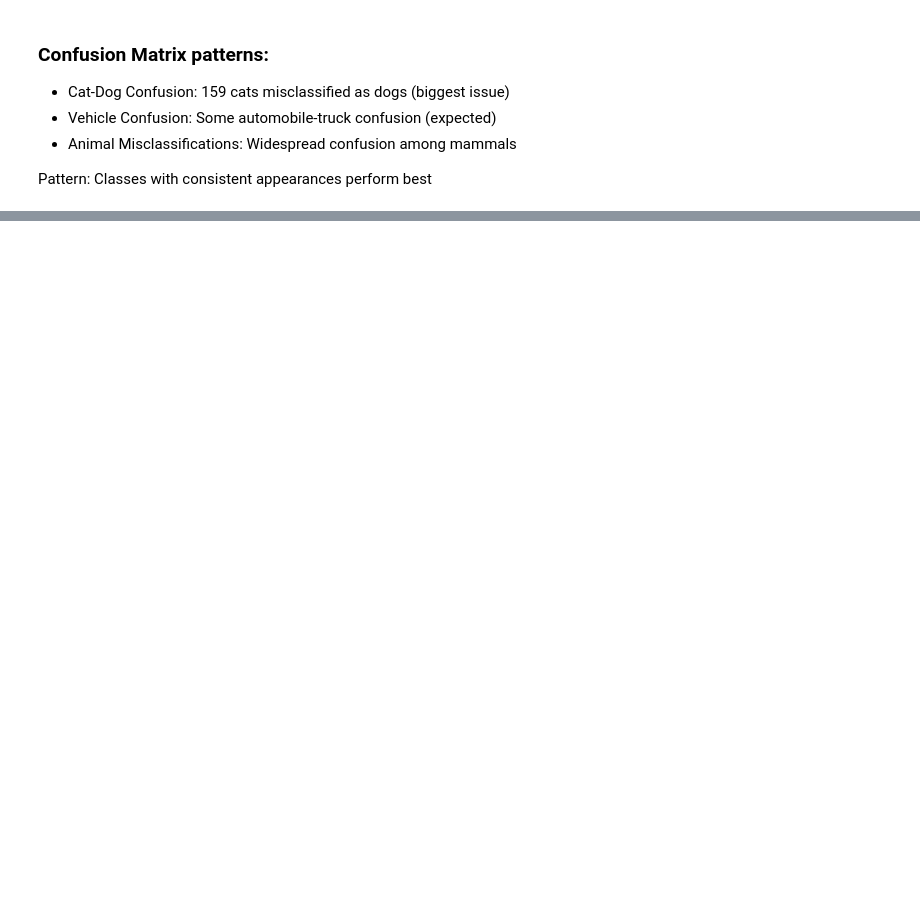
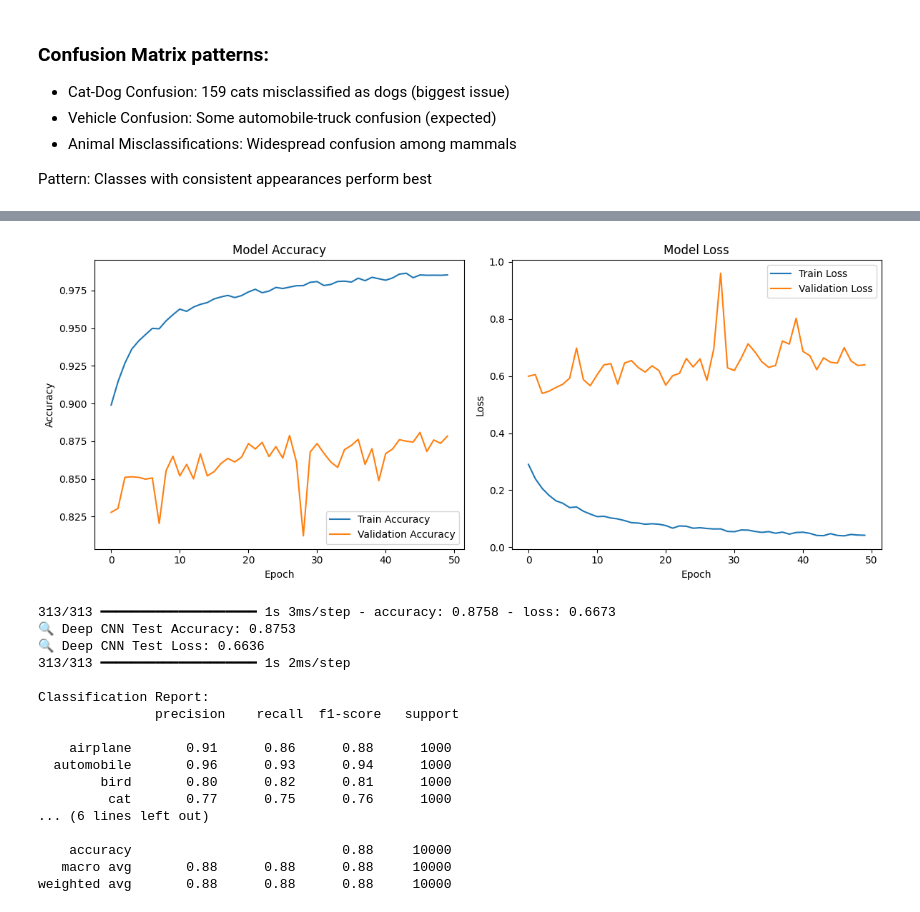
Before and after one commit to zahi158/Image-Classification-with-CNN, a Jupyter notebook: first_model.ipynb, the cells around one changed output, grey strips where cells are left out. Cells and saved outputs as stored; diff of their text form; code cells hidden in the pictures; blank space fills up the shorter version.

```diff
--- a/first_model.ipynb
+++ b/first_model.ipynb
@@ -376,0 +422,14 @@ Model saved as 'cifar10_cnn_model.h5'
+# %%
+deep_callbacks = [
+    ModelCheckpoint('best_deep_cnn_model.keras', monitor='val_accuracy', save_best_only=True, mode='max')
+]
+
+start_time = time.time()
+deep_history = deep_model.fit(
+    X_train, y_train,
+    batch_size=64,
+    epochs=50,
+    validation_data=(X_val, y_val),
+    callbacks=deep_callbacks
+)
+print(f"Training time: {time.time() - start_time:.2f} seconds")
@@ -376,0 +454,30 @@ Model saved as 'cifar10_cnn_model.h5'
+# %%
+plot_training_history(deep_history)
+
+deep_test_loss, deep_test_acc = deep_model.evaluate(X_test, y_test)
+print(f"🔍 Deep CNN Test Accuracy: {deep_test_acc:.4f}")
+print(f"🔍 Deep CNN Test Loss: {deep_test_loss:.4f}")
+
+# Extra: classification report
+y_pred = np.argmax(deep_model.predict(X_test), axis=1)
+y_true = np.argmax(y_test, axis=1)
+print("\nClassification Report:\n", classification_report(y_true, y_pred, target_names=label_names))
+# %% [output]
+[figure, added]
+313/313 ━━━━━━━━━━━━━━━━━━━━ 1s 3ms/step - accuracy: 0.8758 - loss: 0.6673
+🔍 Deep CNN Test Accuracy: 0.8753
+🔍 Deep CNN Test Loss: 0.6636
+313/313 ━━━━━━━━━━━━━━━━━━━━ 1s 2ms/step
+
+Classification Report:
+               precision    recall  f1-score   support
+
+    airplane       0.91      0.86      0.88      1000
+  automobile       0.96      0.93      0.94      1000
+        bird       0.80      0.82      0.81      1000
+         cat       0.77      0.75      0.76      1000
+... (6 lines left out)
+
+    accuracy                           0.88     10000
+   macro avg       0.88      0.88      0.88     10000
+weighted avg       0.88      0.88      0.88     10000
```
Also changed, not shown: parts of 17 cells of this notebook.
